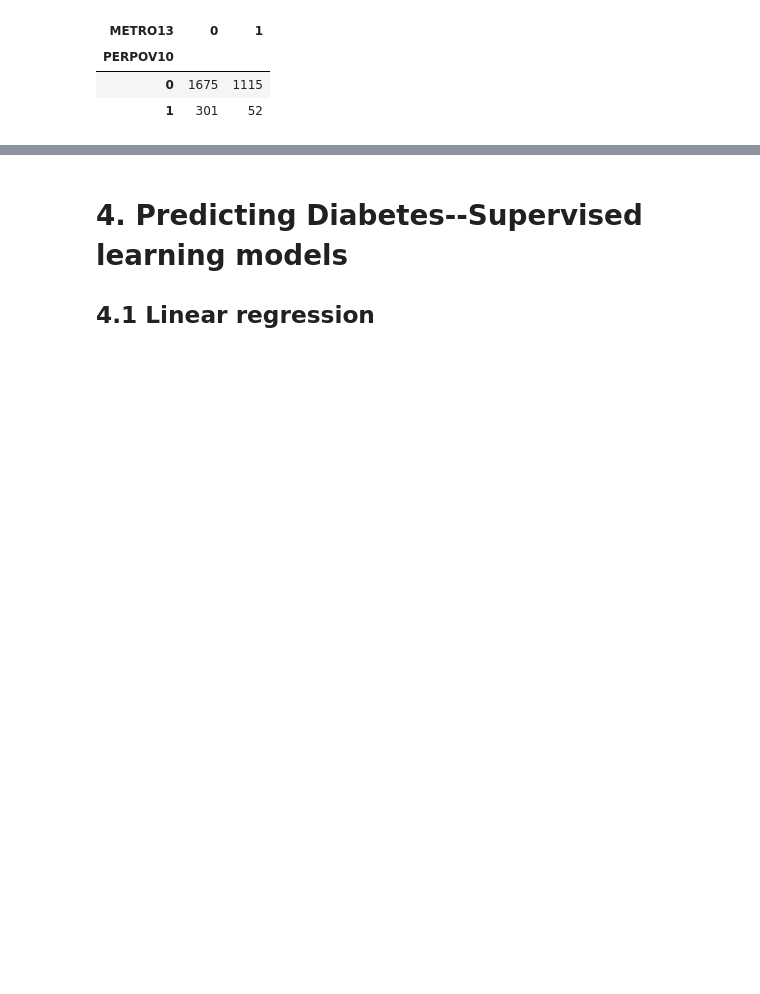
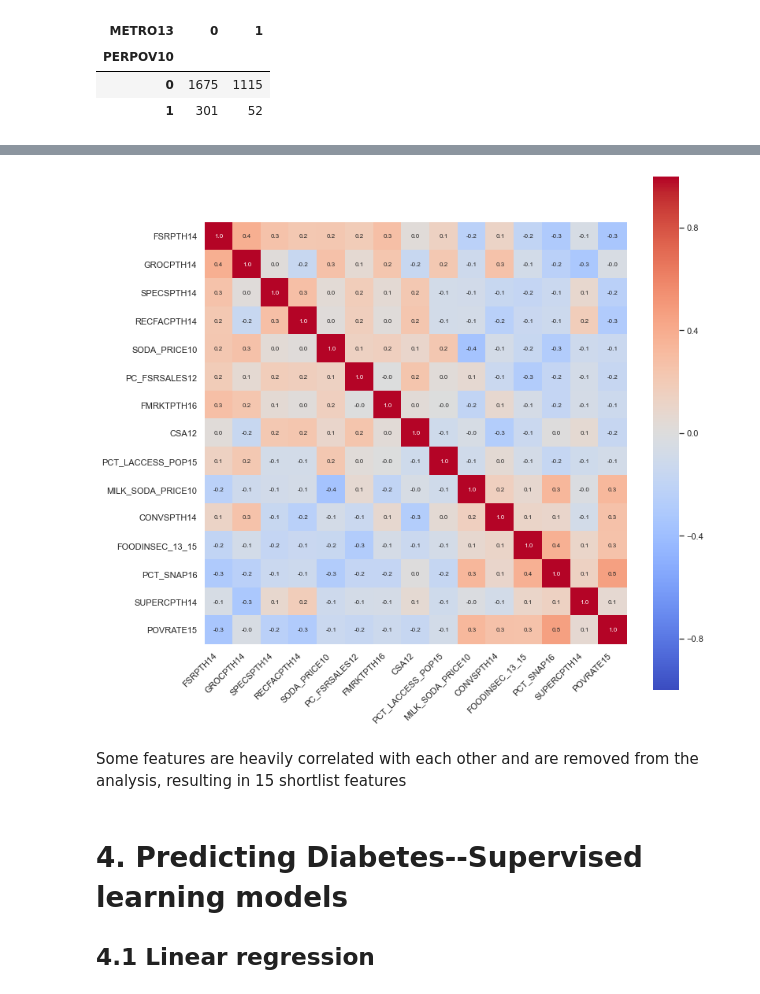
Before and after one commit to BrachyS/Poverty_food_environment_diabetes, a Jupyter notebook: Final_food-poverty-diabetes.ipynb, the cells around one changed output, grey strips where cells are left out. Cells and saved outputs as stored; diff of their text form; code cells hidden in the pictures; blank space fills up the shorter version.

```diff
--- a/Final_food-poverty-diabetes.ipynb
+++ b/Final_food-poverty-diabetes.ipynb
@@ -541,3 +618,31 @@ plt.savefig('Figs/Avg_diabetes.png',dpi=600)
+# %%
+# Visualize correlation matrix with the reduced suite of features (15 total)
+corr2 =df_short.drop(['MEDHHINC15','FRESHVEG_FARMS12','VEG_FARMS12','PCT_NSLP15',
+                     'PCT_FREE_LUNCH14','PCT_LACCESS_HHNV15',
+                    'PCT_LOCLFARM12','GHVEG_FARMS12','PCT_SBP15','SNAPSPTH16',
+                    'AGRITRSM_RCT12','PC_FFRSALES12','PC_DIRSALES12'],axis=1).corr() # Correlation matrix
+
+plt.figure(figsize=(12,12))
+ax = sns.heatmap(
+    corr2,
+    vmin=-1, vmax=1, center=0,
+    annot=True,
+    annot_kws={'size':8},
+    fmt='.1f',
+    cmap='coolwarm',
+    square=True)
+
+ax.set_xticklabels(
+    ax.get_xticklabels(),
+    rotation=45,
+    horizontalalignment='right')
+
+plt.show()
+#plt.savefig('Figs/correlation_matrix_15features.png',dpi=600)
+# %% [output]
+[figure, added]
+# %% [markdown]
+Some features are heavily correlated with each other and are removed from the analysis, resulting in 15 shortlist features
 # %% [markdown]
 # 4. Predicting Diabetes--Supervised learning models
 ## 4.1 Linear regression
```
Also changed, not shown: parts of 43 cells of this notebook, 22 other files.
